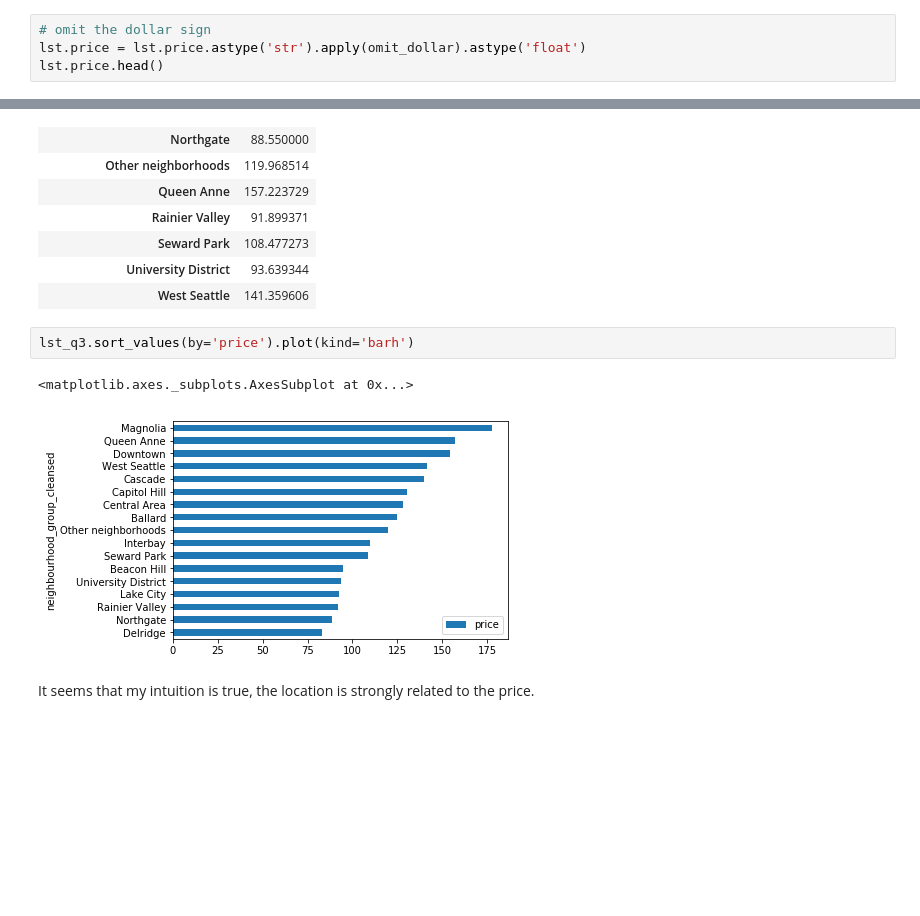
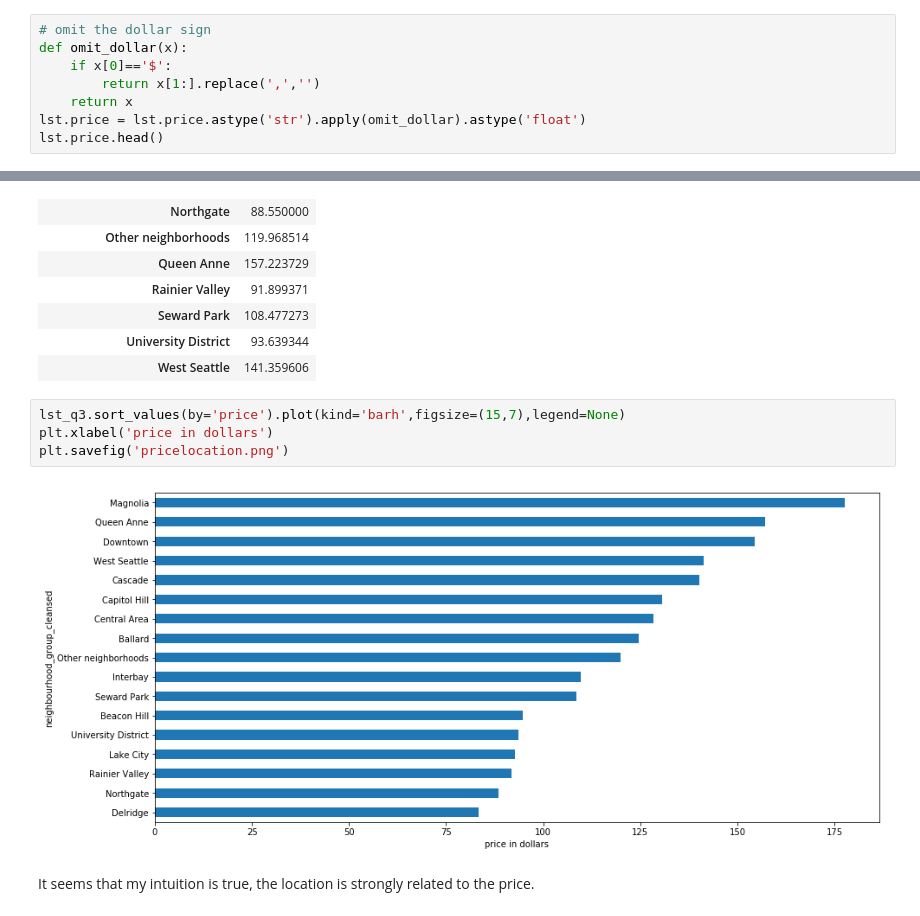
Before and after one commit to cissoidx/seattle_airbnb, a Jupyter notebook: Seattle Airbnb.ipynb, the cells around one changed output, grey strips where cells are left out. Cells and saved outputs as stored; diff of their text form; blank space fills up the shorter version.

Commit message:
save figure pricelocation.png

```diff
--- a/Seattle Airbnb.ipynb
+++ b/Seattle Airbnb.ipynb
@@ -336,6 +336,10 @@ Interbay                11
 Name: neighbourhood_group_cleansed, dtype: int64
 # %%
 # omit the dollar sign
+def omit_dollar(x):
+    if x[0]=='$':
+        return x[1:].replace(',','')
+    return x
 lst.price = lst.price.astype('str').apply(omit_dollar).astype('float')
 lst.price.head()
 # %% [output]
@@ -370,10 +374,11 @@ lst_q3
 | University District | 93.639344 |
 | West Seattle | 141.359606 |
 # %%
-lst_q3.sort_values(by='price').plot(kind='barh')
+lst_q3.sort_values(by='price').plot(kind='barh',figsize=(15,7),legend=None)
+plt.xlabel('price in dollars')
+plt.savefig('pricelocation.png')
 # %% [output]
-<matplotlib.axes._subplots.AxesSubplot at 0x...>
-[figure, old version]
+[figure, new version]
 # %% [markdown]
 It seems that my intuition is true, the location is strongly related to the price.
 # %% [markdown]
```
Also changed, not shown: 1 other file.
